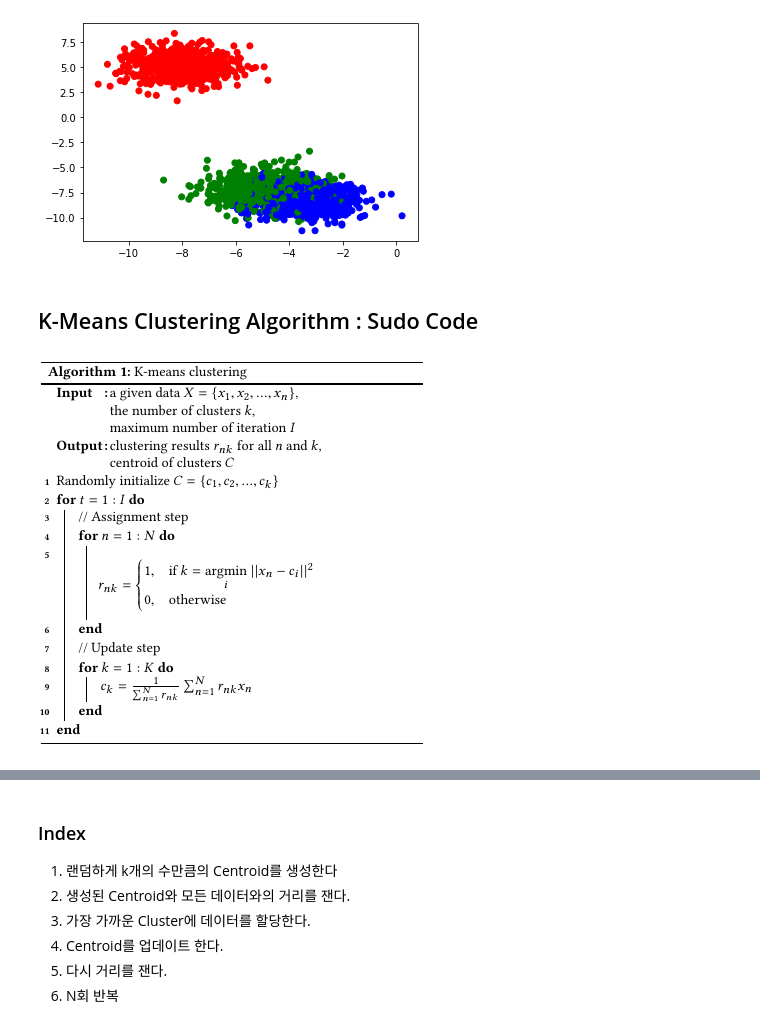
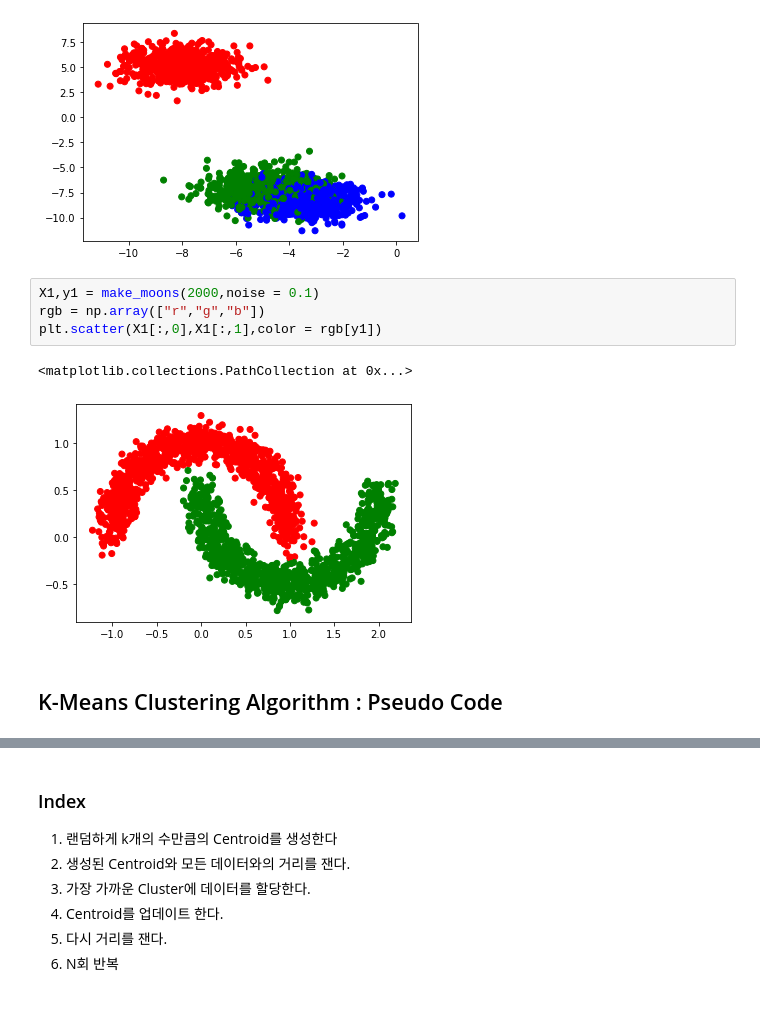
Before and after one commit to Kaya176/Memo, a Jupyter notebook: K-Means.ipynb, the cells around one changed output, grey strips where cells are left out. Drawn from its saved outputs; the diff is of its cells as text.

```diff
--- a/K-Means.ipynb
+++ b/K-Means.ipynb
@@ -19,7 +20,12 @@ plt.scatter(X[:,0],X[:,1],color = rgb[y])
 # %% [output]
 <matplotlib.collections.PathCollection at 0x...>
 [figure]
+# %%
+X1,y1 = make_moons(2000,noise = 0.1)
+rgb = np.array(["r","g","b"])
+plt.scatter(X1[:,0],X1[:,1],color = rgb[y1])
+# %% [output]
+<matplotlib.collections.PathCollection at 0x...>
+[figure, added]
 # %% [markdown]
-## K-Means Clustering Algorithm : Sudo Code
+## K-Means Clustering Algorithm : Pseudo Code
-# %% [markdown]
-![image.png](attachment:image.png)
```
Also changed, not shown: parts of 4 cells of this notebook, 1 other file.
